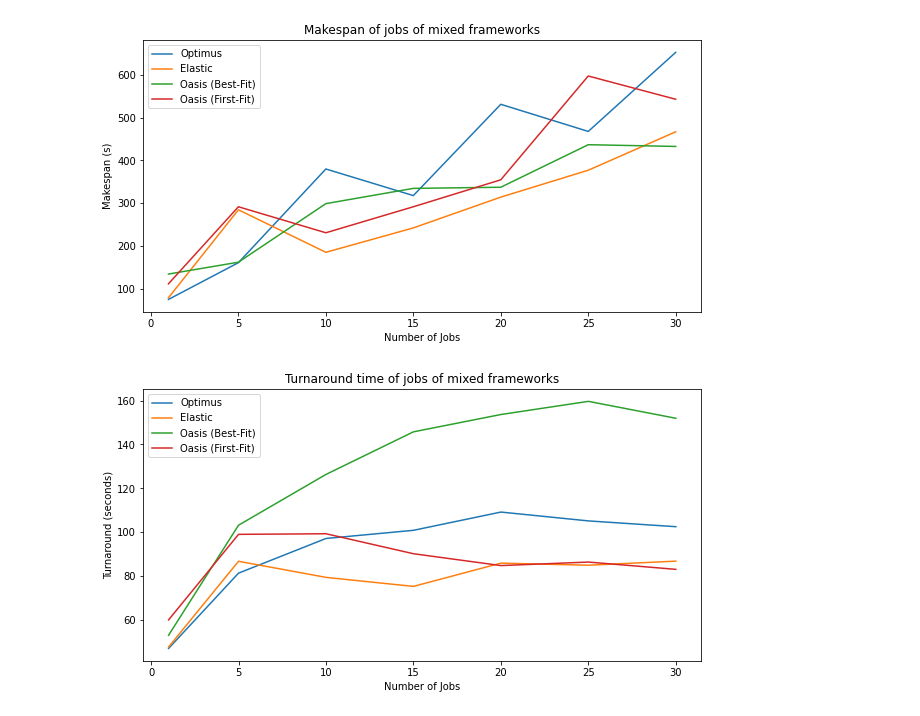
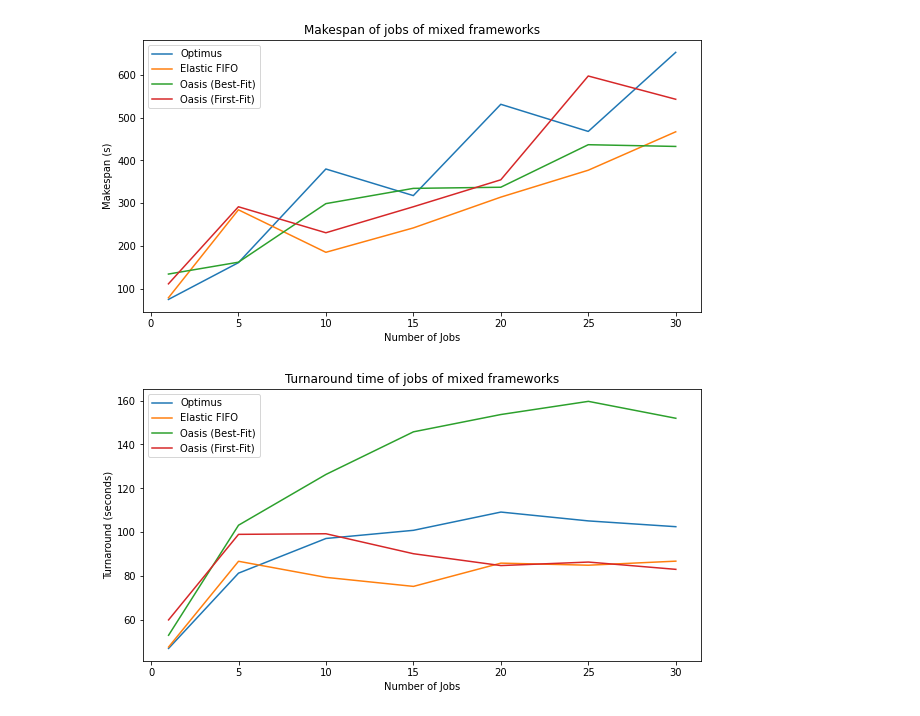
Before and after one commit to bsraya/schedulearn, a Jupyter notebook: experimentation/analysis.ipynb, the cells around one changed output. Saved outputs shown, nothing was run; the diff lists cells and outputs as text; code cells hidden in the pictures.

```diff
--- a/experimentation/analysis.ipynb
+++ b/experimentation/analysis.ipynb
@@ -160,22 +184,22 @@ nonelastic_turnaround = [
 # %%
 import matplotlib.pyplot as plt
 
 plt.figure(figsize=(10,5))
 plt.plot([1,5,10,15,20,25,30], optimus_makespan, label='Optimus')
-plt.plot([1,5,10,15,20,25,30], elastic_makespan, label='Elastic')
+plt.plot([1,5,10,15,20,25,30], elastic_makespan, label='Elastic FIFO')
 plt.plot([1,5,10,15,20,25,30], oasis_best_makespan, label='Oasis (Best-Fit)')
 plt.plot([1,5,10,15,20,25,30], oasis_first_makespan, label='Oasis (First-Fit)')
 plt.title("Makespan of jobs of mixed frameworks")
 plt.xlabel('Number of Jobs')
 plt.ylabel('Makespan (s)')
 plt.legend()
 plt.show()
 # %% [output]
-[figure, old version]
+[figure, new version]
 # %%
 plt.figure(figsize=(10,5))
 plt.plot([1, 5, 10, 15, 20, 25, 30], optimus_turnaround, label='Optimus')
-plt.plot([1, 5, 10, 15, 20, 25, 30], elastic_turnaround, label='Elastic')
+plt.plot([1, 5, 10, 15, 20, 25, 30], elastic_turnaround, label='Elastic FIFO')
 plt.plot([1, 5, 10, 15, 20, 25, 30], oasis_best_turnaround, label='Oasis (Best-Fit)')
 plt.plot([1, 5, 10, 15, 20, 25, 30], oasis_first_turnaround, label='Oasis (First-Fit)')
 plt.xlabel('Number of Jobs')
@@ -184,4 +208,4 @@ plt.title("Turnaround time of jobs of mixed frameworks")
 plt.legend()
 plt.show()
 # %% [output]
-[figure, old version]
+[figure, new version]
```
Also changed, not shown: parts of 2 cells of this notebook, 7 other files.
